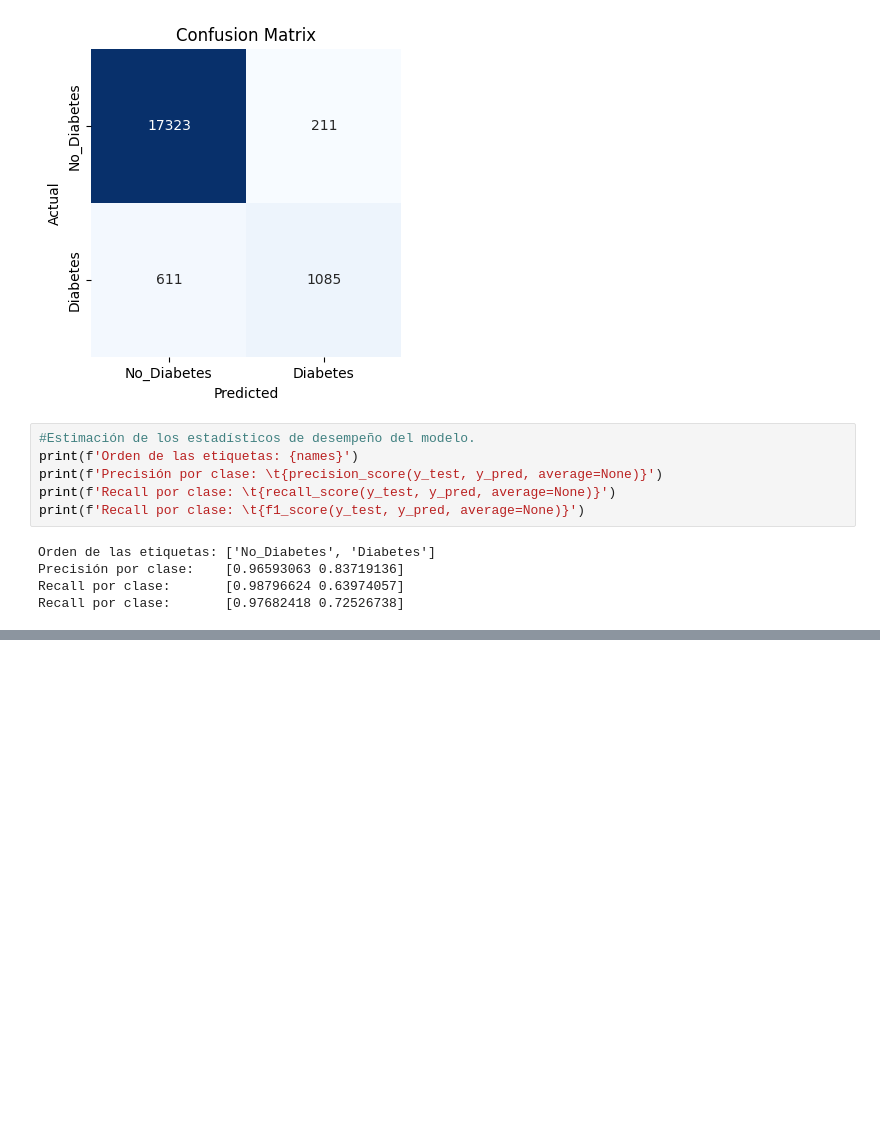
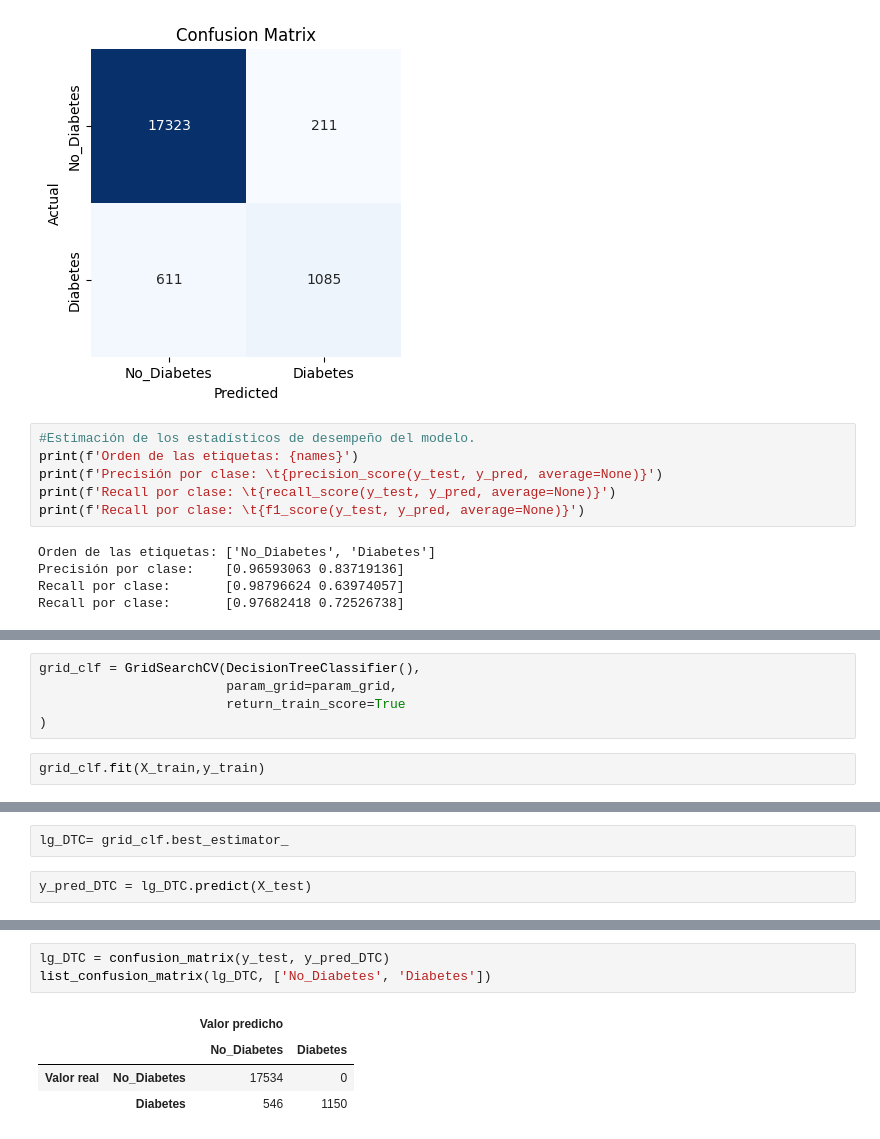
Before and after one commit to ricartorres/InsuficienciaC, a Jupyter notebook: scripts/training/training.ipynb, the cells around one changed output, grey strips where cells are left out. Saved outputs shown, nothing was run; the diff lists cells and outputs as text; blank space fills up the shorter version.

```diff
--- a/scripts/training/training.ipynb
+++ b/scripts/training/training.ipynb
@@ -385,0 +413,7 @@ Recall por clase:       [0.97682418 0.72526738]
+# %%
+grid_clf = GridSearchCV(DecisionTreeClassifier(),
+                        param_grid=param_grid,
+                        return_train_score=True
+)
+# %%
+grid_clf.fit(X_train,y_train)
@@ -385,0 +459,4 @@ Recall por clase:       [0.97682418 0.72526738]
+# %%
+lg_DTC= grid_clf.best_estimator_
+# %%
+y_pred_DTC = lg_DTC.predict(X_test)
@@ -385,0 +474,8 @@ Recall por clase:       [0.97682418 0.72526738]
+# %%
+lg_DTC = confusion_matrix(y_test, y_pred_DTC)
+list_confusion_matrix(lg_DTC, ['No_Diabetes', 'Diabetes'])
+# %% [output]
+|  |  | Valor predicho |  |
+|  |  | No_Diabetes | Diabetes |
+| Valor real | No_Diabetes | 17534 | 0 |
+|  | Diabetes | 546 | 1150 |
```
Also changed, not shown: parts of 13 cells of this notebook.
